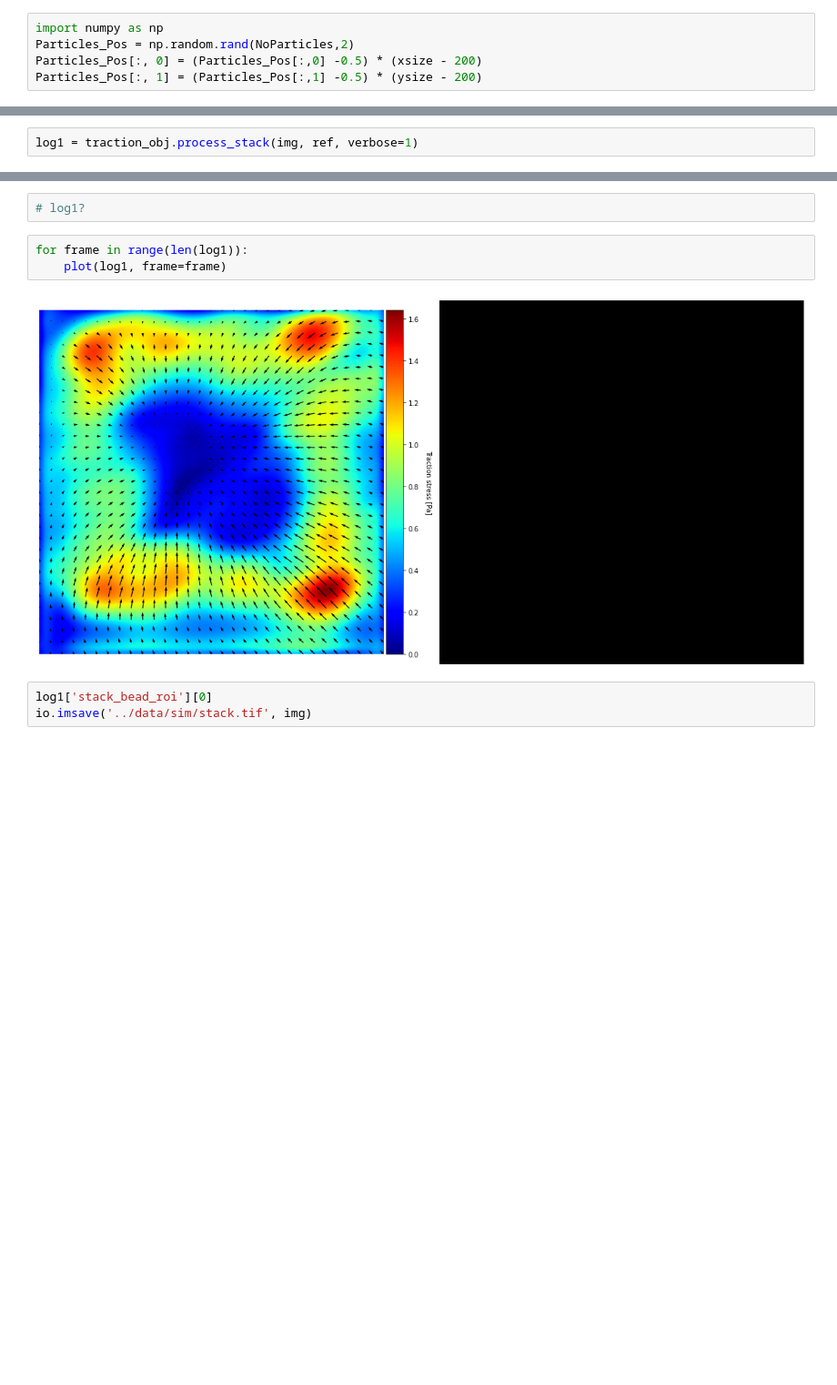
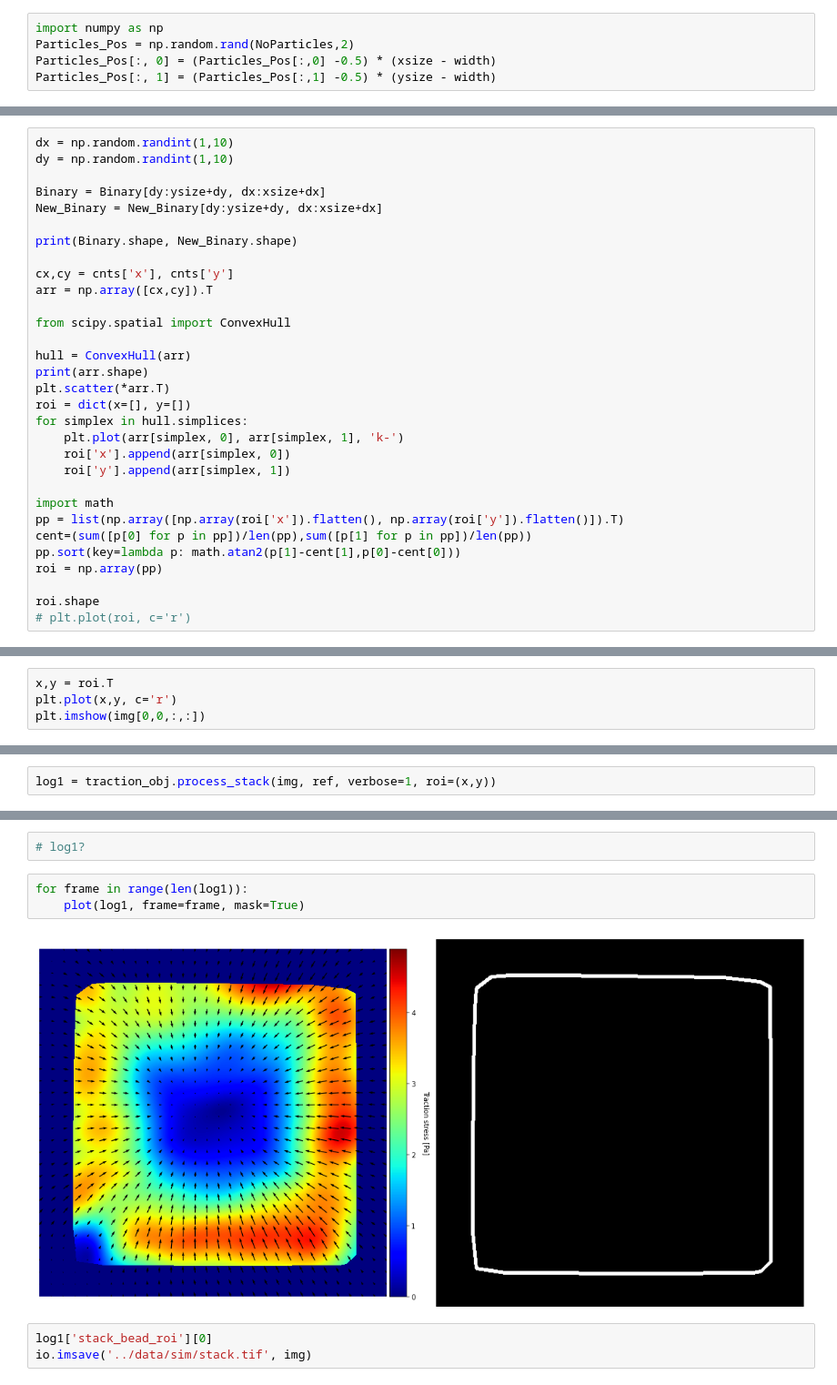
Before and after one commit to rg314/pytraction, a Jupyter notebook: scripts/in_silico_data.ipynb, the cells around one changed output, grey strips where cells are left out. Shown at 91% size. Saved outputs shown, nothing was run; the diff lists cells and outputs as text; blank space fills up the shorter version.

```diff
--- a/scripts/in_silico_data.ipynb
+++ b/scripts/in_silico_data.ipynb
@@ -22,8 +23,8 @@ Here, we generate N particles randomly and homogeneously distributed in the 2d s
 # %%
 import numpy as np
 Particles_Pos = np.random.rand(NoParticles,2)
-Particles_Pos[:, 0] = (Particles_Pos[:,0] -0.5) * (xsize - 200)
-Particles_Pos[:, 1] = (Particles_Pos[:,1] -0.5) * (ysize - 200)
+Particles_Pos[:, 0] = (Particles_Pos[:,0] -0.5) * (xsize - width)
+Particles_Pos[:, 1] = (Particles_Pos[:,1] -0.5) * (ysize - width)
 # %% [markdown]
 # Generate velocity field
 Right now I use a field that attracts the cells to the point (0,0) with the potential V ~ x^2 + y^2. Change vx and vy for other types of displacements, for example rotation around (0,0).
@@ -168,0 +163,31 @@ print(Binary.shape, New_Binary.shape)
+# %%
+dx = np.random.randint(1,10)
+dy = np.random.randint(1,10)
+
+Binary = Binary[dy:ysize+dy, dx:xsize+dx]
+New_Binary = New_Binary[dy:ysize+dy, dx:xsize+dx]
+
+print(Binary.shape, New_Binary.shape)
+
+cx,cy = cnts['x'], cnts['y']
+arr = np.array([cx,cy]).T
+
+from scipy.spatial import ConvexHull
+
+hull = ConvexHull(arr)
+print(arr.shape)
+plt.scatter(*arr.T)
+roi = dict(x=[], y=[])
+for simplex in hull.simplices:
+    plt.plot(arr[simplex, 0], arr[simplex, 1], 'k-')
+    roi['x'].append(arr[simplex, 0])
+    roi['y'].append(arr[simplex, 1])
+
+import math
+pp = list(np.array([np.array(roi['x']).flatten(), np.array(roi['y']).flatten()]).T)
+cent=(sum([p[0] for p in pp])/len(pp),sum([p[1] for p in pp])/len(pp))
+pp.sort(key=lambda p: math.atan2(p[1]-cent[1],p[0]-cent[0]))
+roi = np.array(pp)
+
+roi.shape
+# plt.plot(roi, c='r')
@@ -245,2 +286,6 @@ ref_path = '../data/sim/tfm-ref.tif'
 traction_obj = TractionForce(pix_per_mu, E=E) # config TractionForce object
 img, ref, _ = traction_obj.load_data(img_path, ref_path) # we can load the dat using the load_data method
+# %%
+x,y = roi.T
+plt.plot(x,y, c='r')
+plt.imshow(img[0,0,:,:])
@@ -247,14 +295,14 @@ img, ref, _ = traction_obj.load_data(img_path, ref_path) # we can load the dat u
 # %%
-log1 = traction_obj.process_stack(img, ref, verbose=1)
+log1 = traction_obj.process_stack(img, ref, verbose=1, roi=(x,y))
 # %% [output]
 Processing stacks
 # %%
 # log1?
 # %%
 for frame in range(len(log1)):
-    plot(log1, frame=frame)
+    plot(log1, frame=frame, mask=True)
 # %% [output]
-[figure, old version]
+[figure, new version]
 # %%
 log1['stack_bead_roi'][0]
 io.imsave('../data/sim/stack.tif', img)
```
Also changed, not shown: parts of 14 cells of this notebook, 4 other files.
